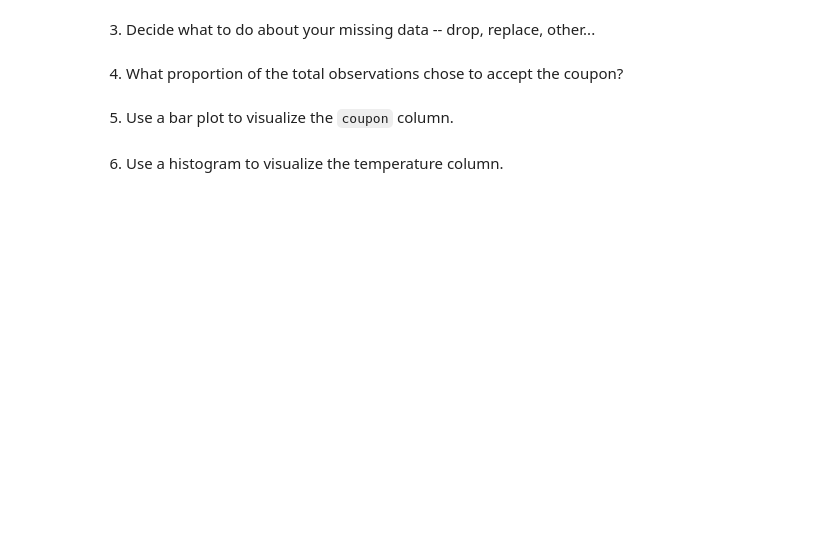
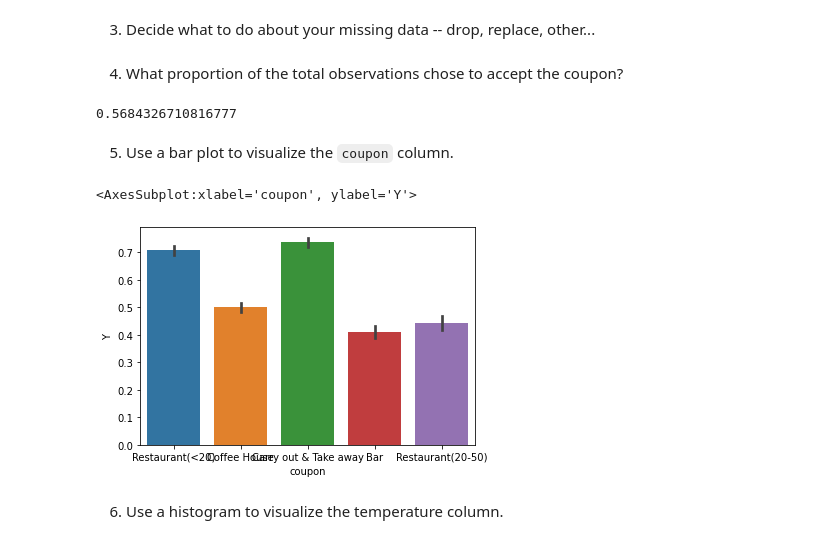
Before and after one commit to Mapurin-ucsc/Driver-Coupon, a Jupyter notebook: prompt.ipynb, the cells around one changed output. Cells and saved outputs as stored; diff of their text form; code cells hidden in the pictures; blank space fills up the shorter version.

```diff
--- a/prompt.ipynb
+++ b/prompt.ipynb
@@ -97,6 +109,19 @@ data.describe()
 # %% [markdown]
 4. What proportion of the total observations chose to accept the coupon?
+# %%
+df = data.query('Y == 1')
+proportion = len(df)
+total = len(data)
+print(proportion / total)
+#0.5684326710816777 or 56.8%
+# %% [output]
+0.5684326710816777
 # %% [markdown]
 5. Use a bar plot to visualize the `coupon` column.
+# %%
+sns.barplot(x='coupon', y='Y', data=data)
+# %% [output]
+<AxesSubplot:xlabel='coupon', ylabel='Y'>
+[figure, added]
 # %% [markdown]
 6. Use a histogram to visualize the temperature column.
```
Also changed, not shown: parts of 13 cells of this notebook.
